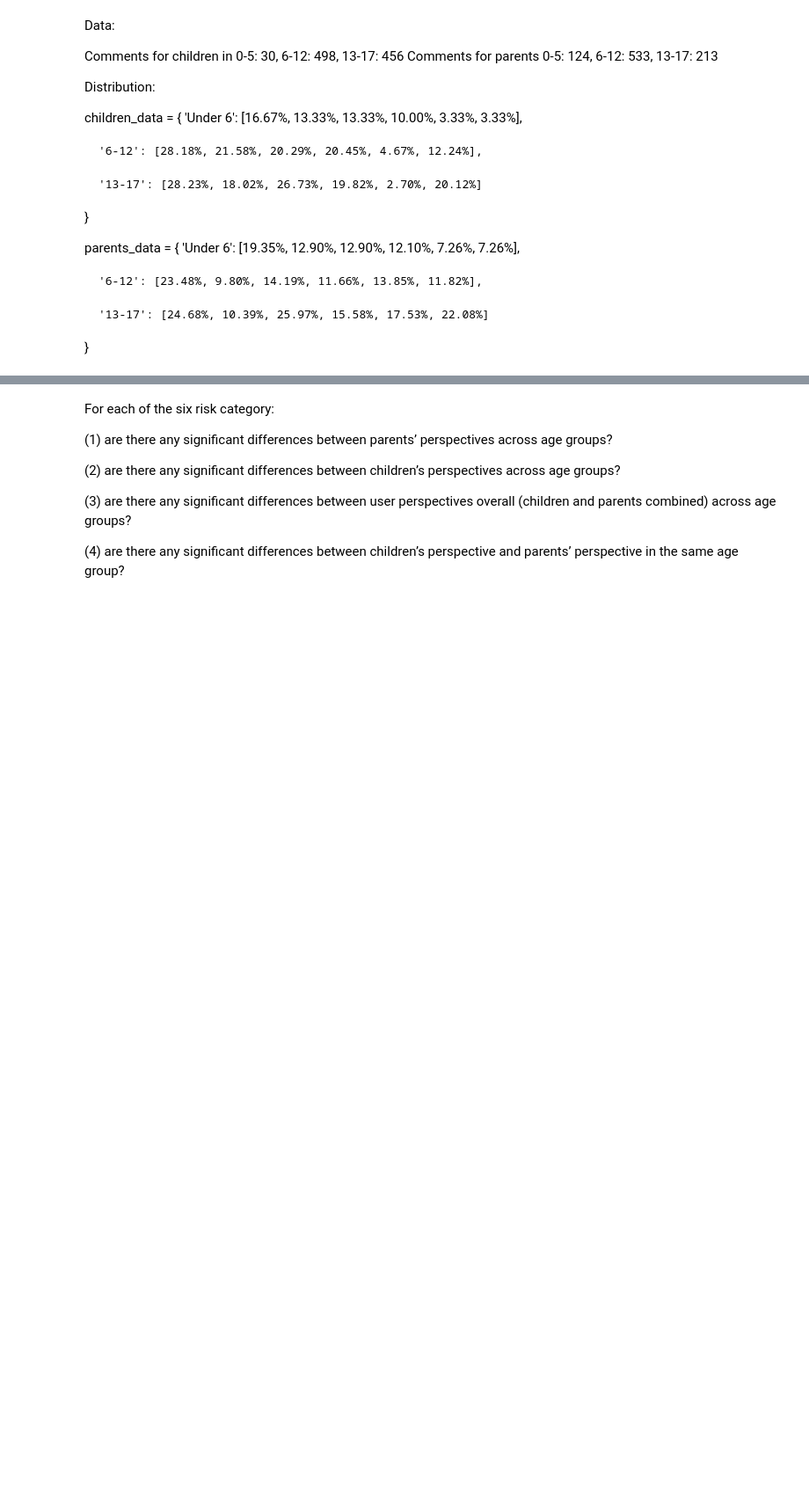
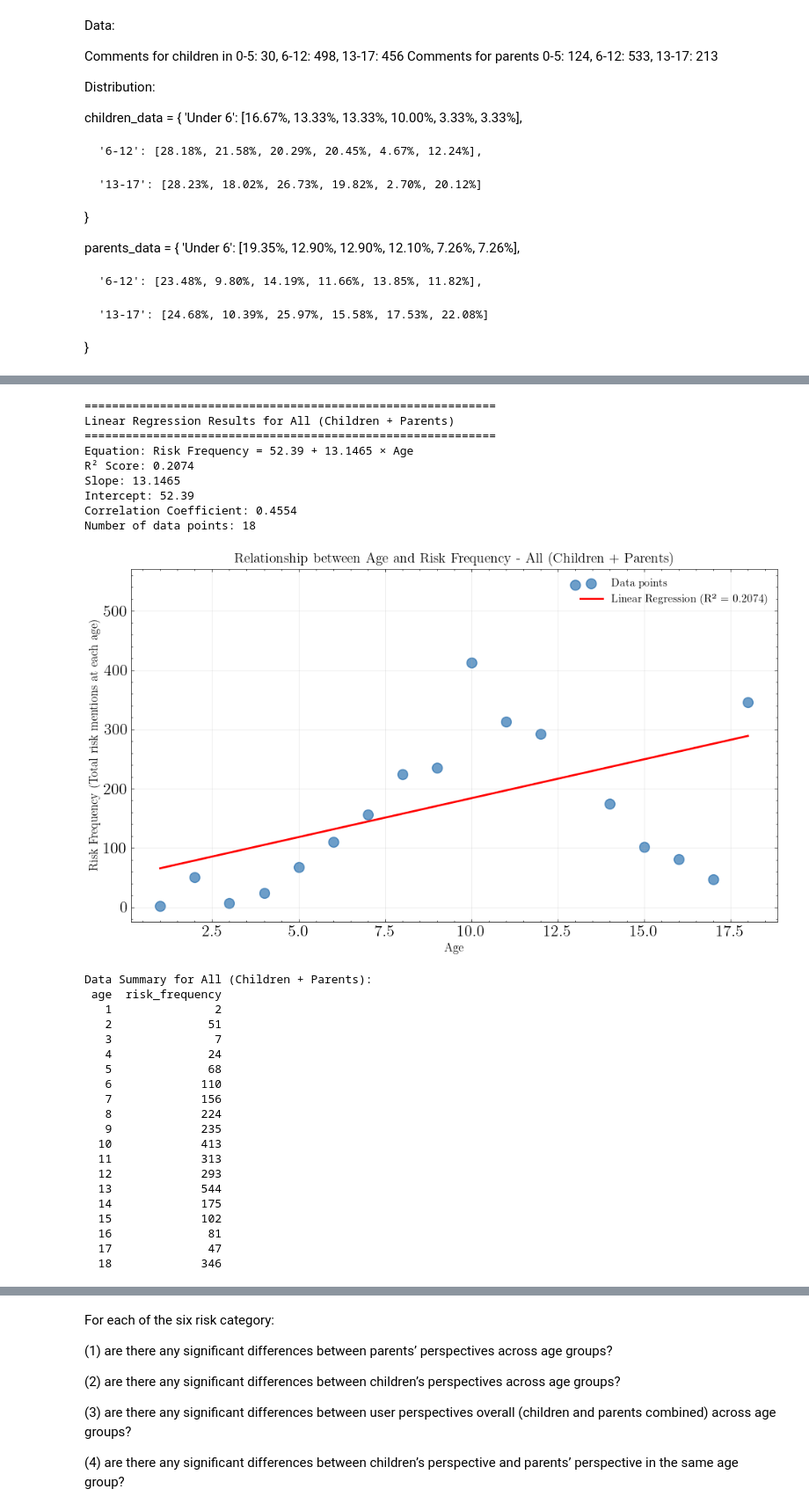
Before and after one commit to keyanUB/CommenSense_Analysis, a Jupyter notebook: sample/age.ipynb, the cells around one changed output, grey strips where cells are left out. Shown at 88% size. Saved outputs shown, nothing was run; the diff lists cells and outputs as text; code cells hidden in the pictures; blank space fills up the shorter version.

```diff
--- a/sample/age.ipynb
+++ b/sample/age.ipynb
@@ -387,0 +582,35 @@ parents_data = {
+# %%
+# 3. Combined data (all)
+df_all = pd.concat([df_c, df_p], ignore_index=True)
+result_all = calculate_age_risk_regression(df_all, "All (Children + Parents)")
+# %% [output]
+============================================================
+Linear Regression Results for All (Children + Parents)
+============================================================
+Equation: Risk Frequency = 52.39 + 13.1465 × Age
+R² Score: 0.2074
+Slope: 13.1465
+Intercept: 52.39
+Correlation Coefficient: 0.4554
+Number of data points: 18
+[figure, added]
+Data Summary for All (Children + Parents):
+ age  risk_frequency
+   1               2
+   2              51
+   3               7
+   4              24
+   5              68
+   6             110
+   7             156
+   8             224
+   9             235
+  10             413
+  11             313
+  12             293
+  13             544
+  14             175
+  15             102
+  16              81
+  17              47
+  18             346
```
Also changed, not shown: parts of 20 cells of this notebook, 10 other files.
